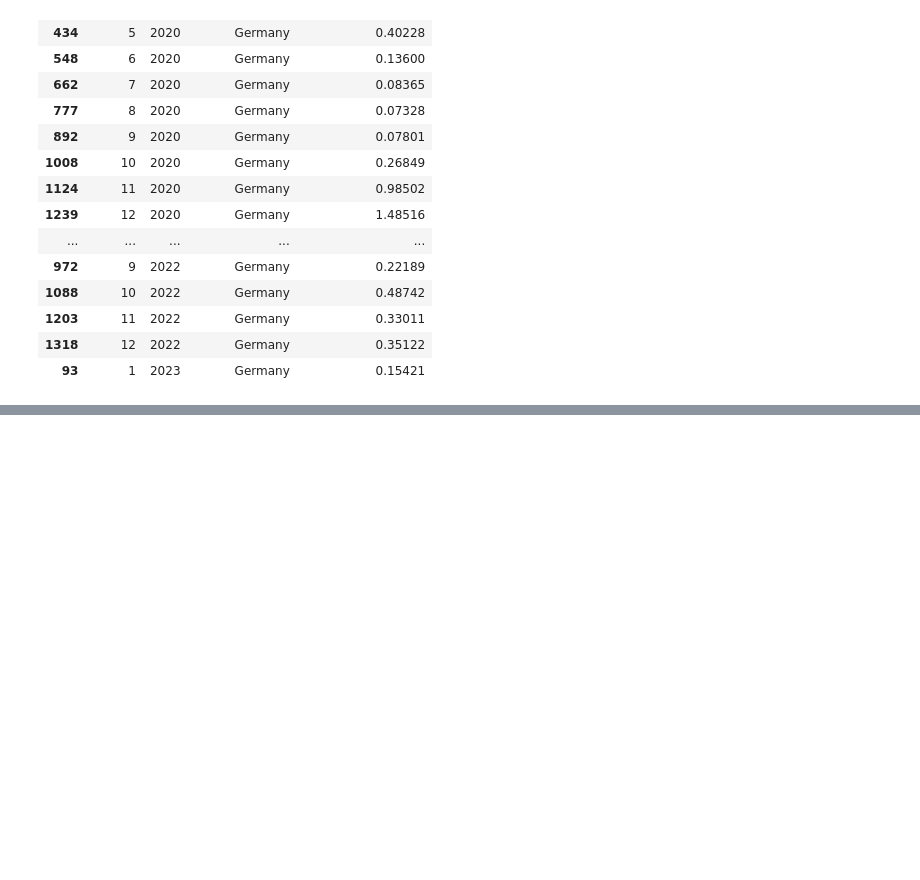
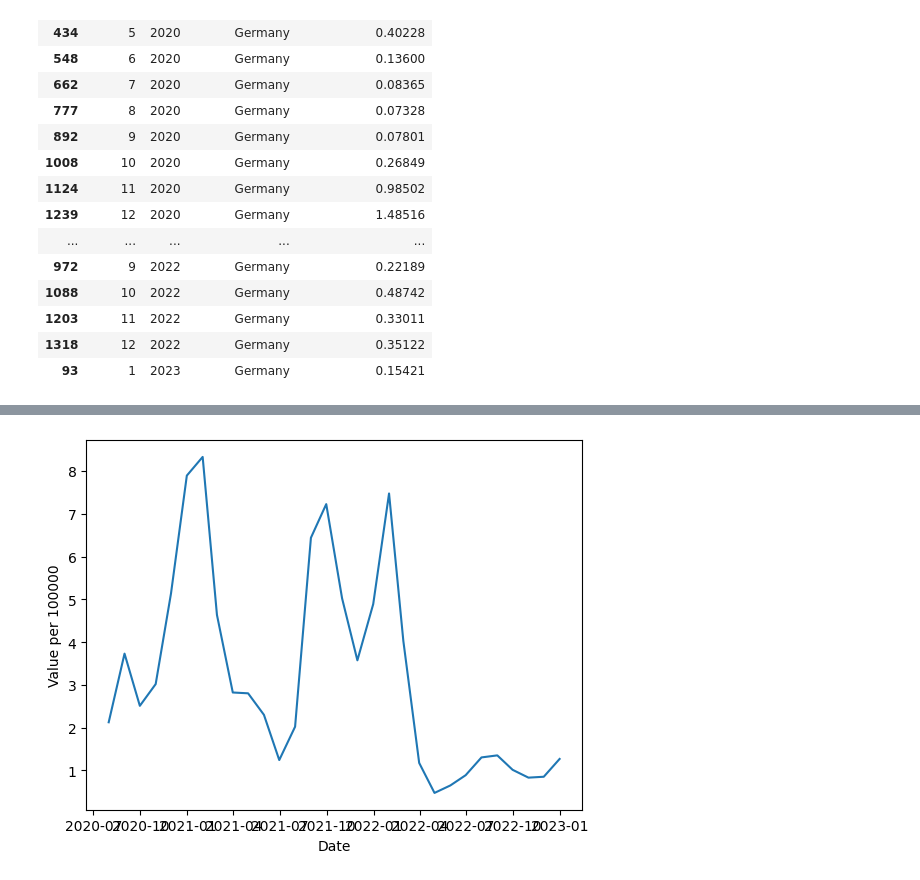
Before and after one commit to moshchev/smart_data, a Jupyter notebook: analyse.ipynb, the cells around one changed output, grey strips where cells are left out. Cells and saved outputs as stored; diff of their text form; code cells hidden in the pictures; blank space fills up the shorter version.

```diff
--- a/analyse.ipynb
+++ b/analyse.ipynb
@@ -465,0 +946,8 @@ result_hospitalizations[result_hospitalizations['country_name'] == 'Germany'].so
+# %%
+#test eda
+plt.plot(merged_hospitalizations_mort_inz_US.groupby('date')['value_per_100000'].mean())
+plt.xlabel('Date')
+plt.ylabel('Value per 100000')
+plt.show()
+# %% [output]
+[figure, added]
```
Also changed, not shown: parts of 48 cells of this notebook.
